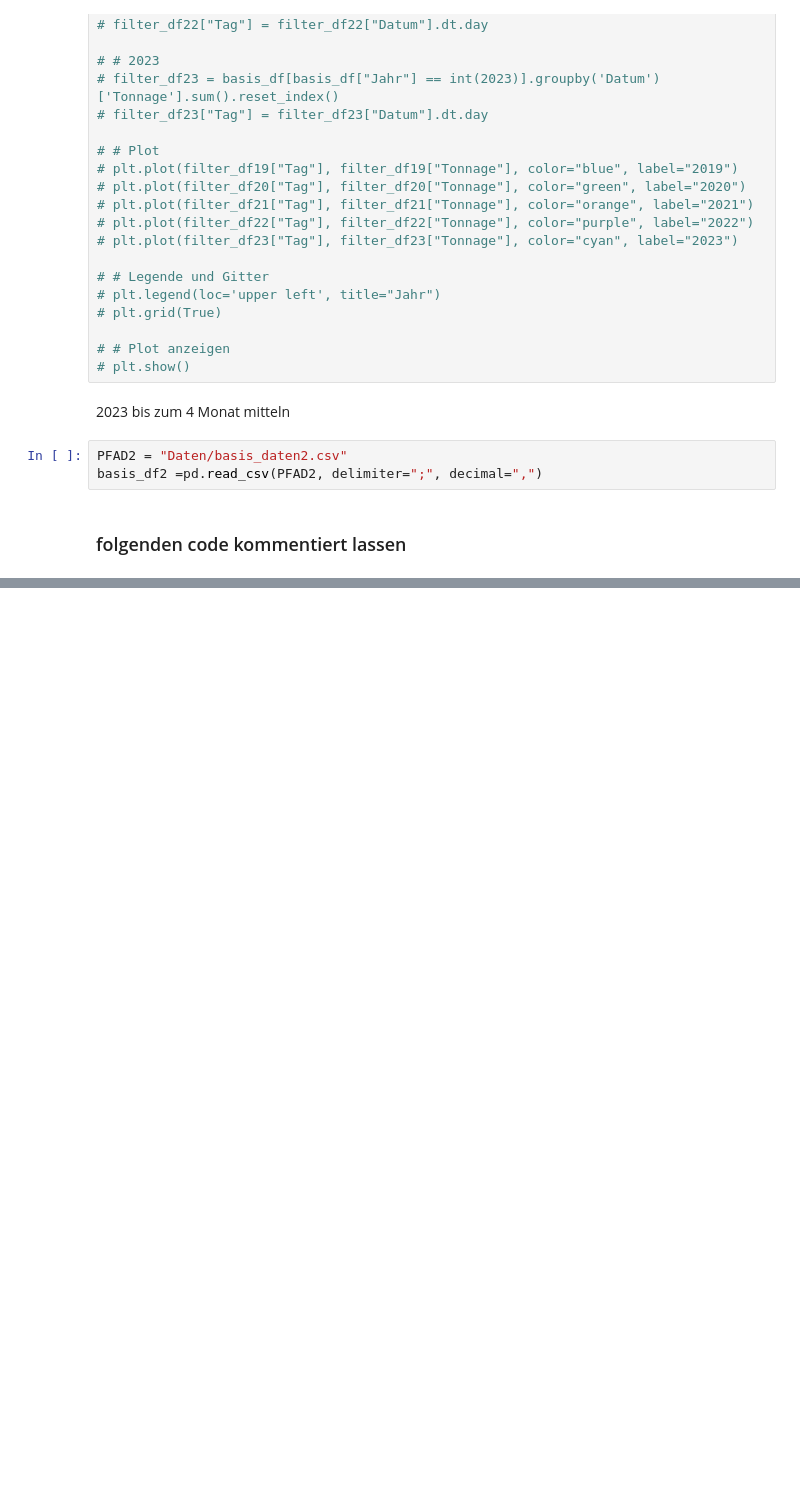
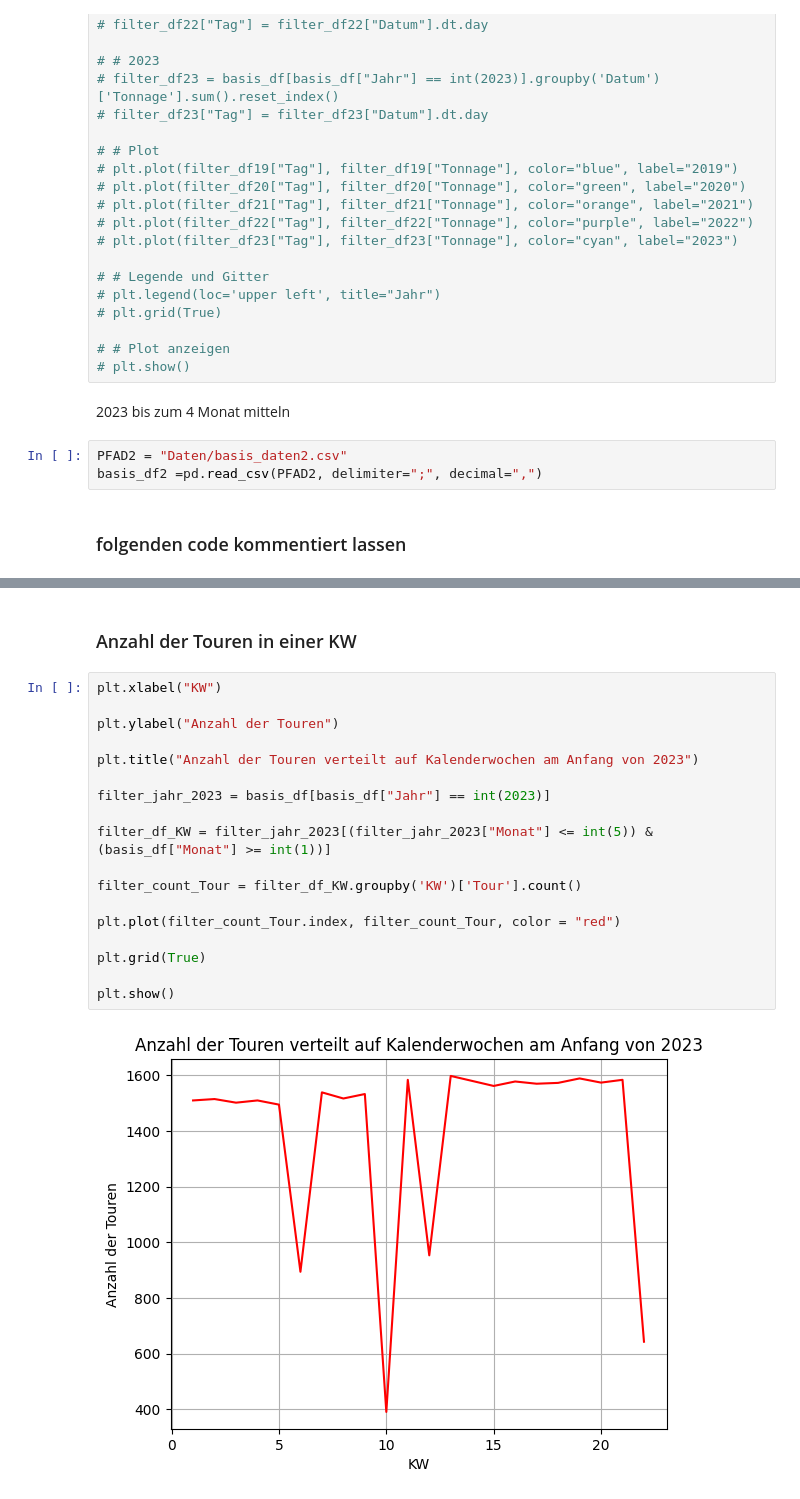
Before and after one commit to s-matthies/ai-waste-analytics, a Jupyter notebook: Basis_Data.ipynb, the cells around one changed output, grey strips where cells are left out. Drawn from its saved outputs; the diff is of its cells as text; blank space fills up the shorter version.

```diff
--- a/Basis_Data.ipynb
+++ b/Basis_Data.ipynb
@@ -257,3 +315,25 @@ basis_df2 =pd.read_csv(PFAD2, delimiter=";", decimal=",")
 #     print(f"CSV-Datei erfolgreich gespeichert unter {PFAD2}")
 # except Exception as e:
 #     print(f"Fehler beim Speichern der CSV-Datei: {e}")
+# %% [markdown]
+### Anzahl der Touren in einer KW
+# %%
+plt.xlabel("KW")
+
+plt.ylabel("Anzahl der Touren")
+
+plt.title("Anzahl der Touren verteilt auf Kalenderwochen am Anfang von 2023")
+
+filter_jahr_2023 = basis_df[basis_df["Jahr"] == int(2023)]
+
+filter_df_KW = filter_jahr_2023[(filter_jahr_2023["Monat"] <= int(5)) & (basis_df["Monat"] >= int(1))]
+
+filter_count_Tour = filter_df_KW.groupby('KW')['Tour'].count()
+
+plt.plot(filter_count_Tour.index, filter_count_Tour, color = "red")
+
+plt.grid(True)
+
+plt.show()
+# %% [output]
+[figure, added]
```
Also changed, not shown: parts of 5 cells of this notebook, 6 other files.
